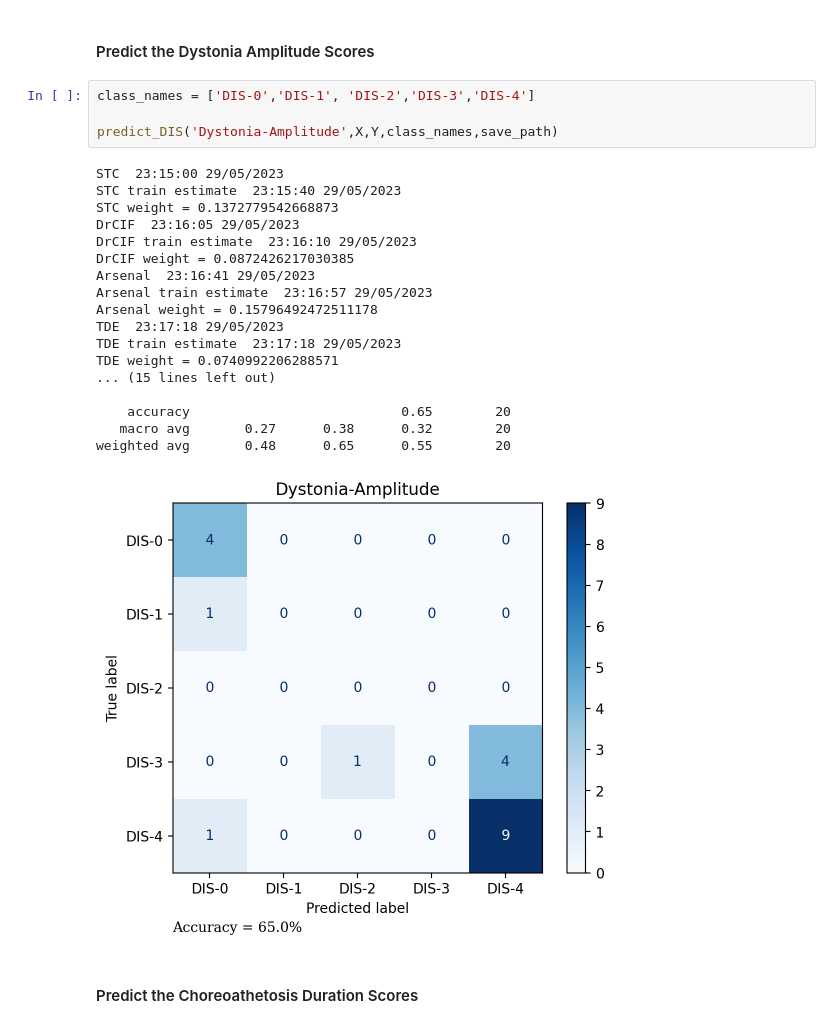
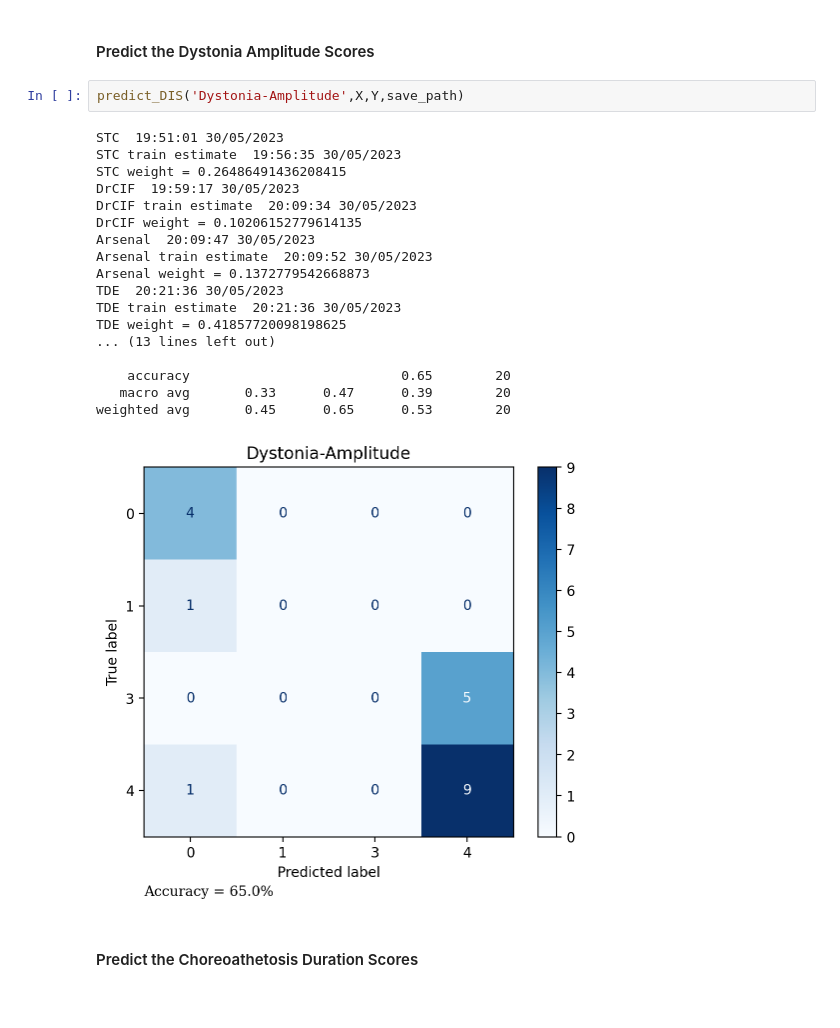
Before and after one commit to zachary-roth/AVI-DYS, a Jupyter notebook: time-series-classification-five-classes.ipynb, the cells around one changed output. Cells and saved outputs as stored; diff of their text form.

```diff
--- a/time-series-classification-five-classes.ipynb
+++ b/time-series-classification-five-classes.ipynb
@@ -225,27 +232,25 @@ weighted avg       0.72      0.80      0.76        20
 # %% [markdown]
 #### Predict the Dystonia Amplitude Scores
-# %%
-class_names = ['DIS-0','DIS-1', 'DIS-2','DIS-3','DIS-4']
-
-predict_DIS('Dystonia-Amplitude',X,Y,class_names,save_path)
-# %% [output]
-STC  23:15:00 29/05/2023
-STC train estimate  23:15:40 29/05/2023
-STC weight = 0.1372779542668873
-DrCIF  23:16:05 29/05/2023
-DrCIF train estimate  23:16:10 29/05/2023
-DrCIF weight = 0.0872426217030385
-Arsenal  23:16:41 29/05/2023
-Arsenal train estimate  23:16:57 29/05/2023
-Arsenal weight = 0.15796492472511178
-TDE  23:17:18 29/05/2023
-TDE train estimate  23:17:18 29/05/2023
-TDE weight = 0.0740992206288571
-... (15 lines left out)
-
-    accuracy                           0.65        20
-   macro avg       0.27      0.38      0.32        20
-weighted avg       0.48      0.65      0.55        20
-[figure, removed]
+# %%
+predict_DIS('Dystonia-Amplitude',X,Y,save_path)
+# %% [output]
+STC  19:51:01 30/05/2023
+STC train estimate  19:56:35 30/05/2023
+STC weight = 0.26486491436208415
+DrCIF  19:59:17 30/05/2023
+DrCIF train estimate  20:09:34 30/05/2023
+DrCIF weight = 0.10206152779614135
+Arsenal  20:09:47 30/05/2023
+Arsenal train estimate  20:09:52 30/05/2023
+Arsenal weight = 0.1372779542668873
+TDE  20:21:36 30/05/2023
+TDE train estimate  20:21:36 30/05/2023
+TDE weight = 0.41857720098198625
+... (13 lines left out)
+
+    accuracy                           0.65        20
+   macro avg       0.33      0.47      0.39        20
+weighted avg       0.45      0.65      0.53        20
+[figure, added]
 # %% [markdown]
 #### Predict the Choreoathetosis Duration Scores
```
Also changed, not shown: parts of 8 cells of this notebook, 2 other files.
